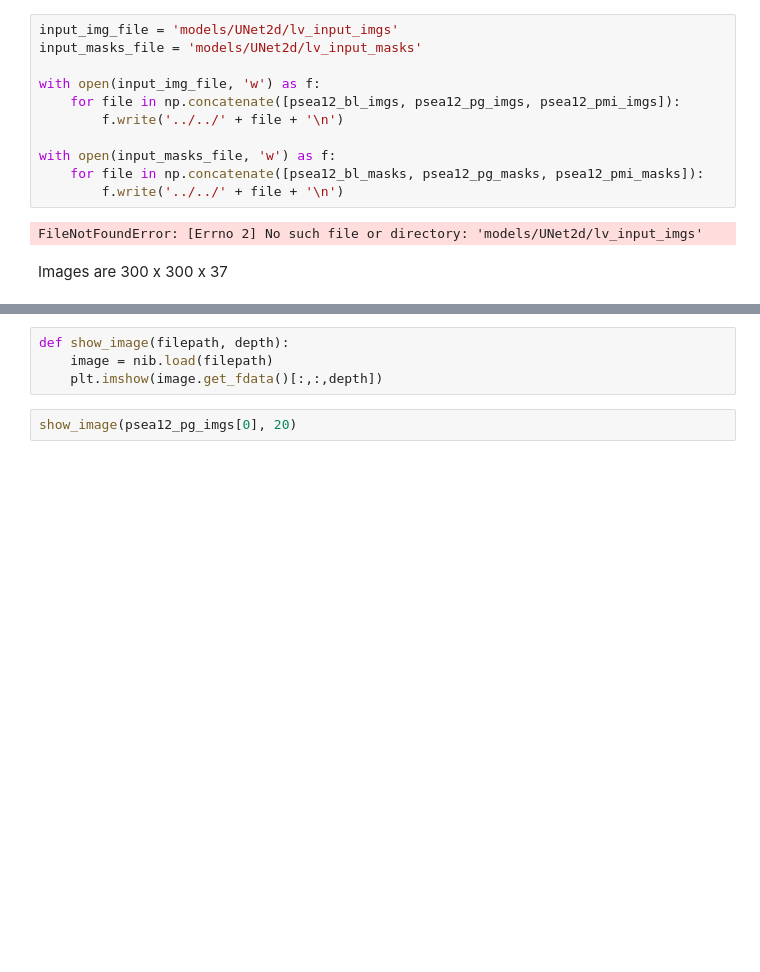
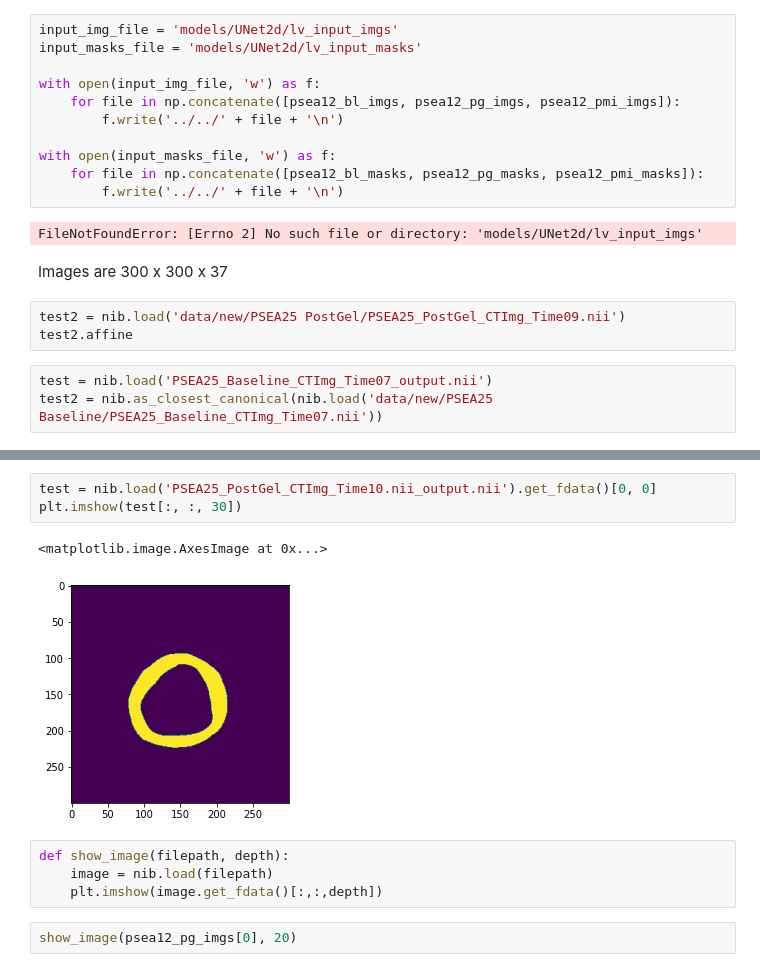
Before and after one commit to jsk0301/kim-papademetris-lab, a Jupyter notebook: lv_masking/p1_data_exploration.ipynb, the cells around one changed output, grey strips where cells are left out. Cells and saved outputs as stored; diff of their text form; blank space fills up the shorter version.

```diff
--- a/lv_masking/p1_data_exploration.ipynb
+++ b/lv_masking/p1_data_exploration.ipynb
@@ -41,3 +41,9 @@ with open(input_masks_file, 'w') as f:
 FileNotFoundError: [Errno 2] No such file or directory: 'models/UNet2d/lv_input_imgs'
 # %% [markdown]
 Images are 300 x 300 x 37
+# %%
+test2 = nib.load('data/new/PSEA25 PostGel/PSEA25_PostGel_CTImg_Time09.nii')
+test2.affine
+# %%
+test = nib.load('PSEA25_Baseline_CTImg_Time07_output.nii')
+test2 = nib.as_closest_canonical(nib.load('data/new/PSEA25 Baseline/PSEA25_Baseline_CTImg_Time07.nii'))
@@ -44,3 +104,9 @@ Images are 300 x 300 x 37
+# %%
+test = nib.load('PSEA25_PostGel_CTImg_Time10.nii_output.nii').get_fdata()[0, 0]
+plt.imshow(test[:, :, 30])
+# %% [output]
+<matplotlib.image.AxesImage at 0x...>
+[figure, added]
 # %%
 def show_image(filepath, depth):
     image = nib.load(filepath)
```
Also changed, not shown: parts of 4 cells of this notebook, 18 other files.
